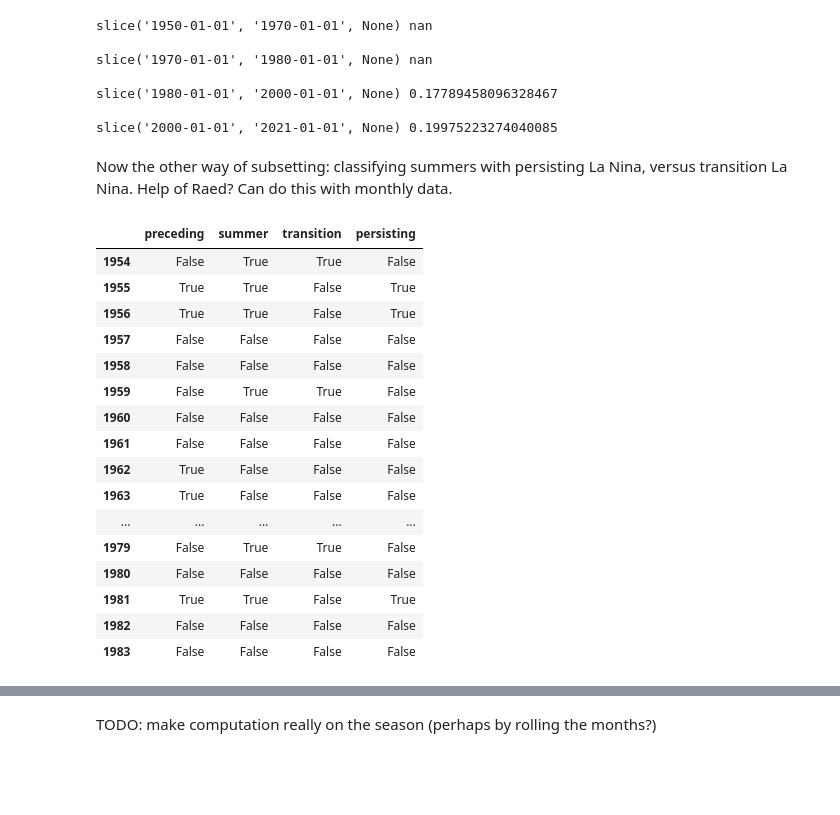
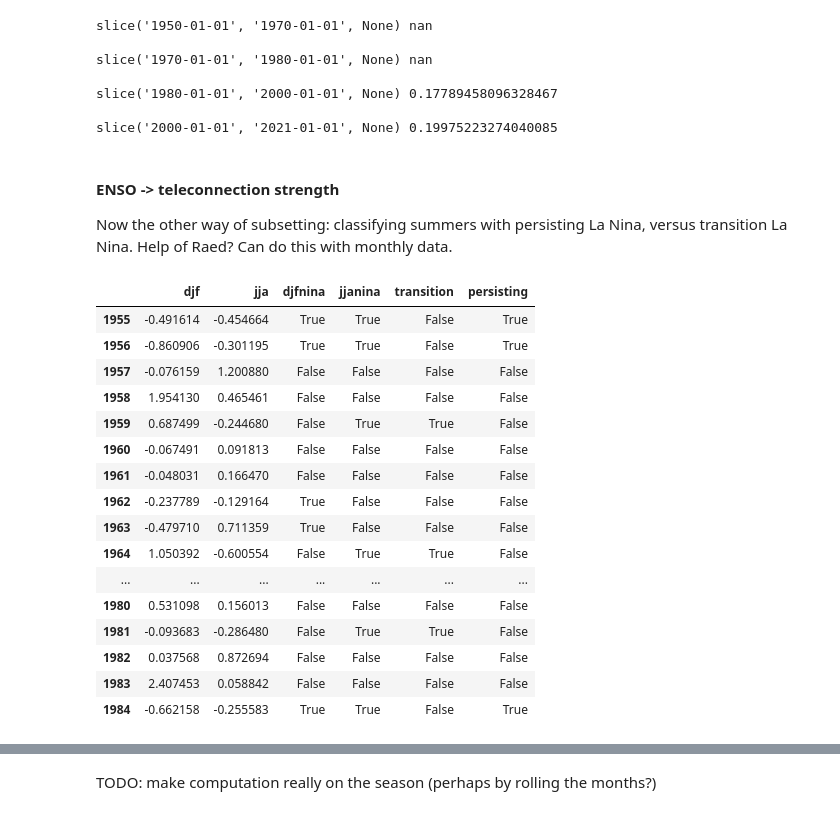
Before and after one commit to chiemvs/telegates, a Jupyter notebook: Explore.ipynb, the cells around one changed output, grey strips where cells are left out. Saved outputs shown, nothing was run; the diff lists cells and outputs as text; code cells hidden in the pictures; blank space fills up the shorter version.

Commit message:
seasonal computation for classifying la nina years as transitioning or persisting. First attempts at subsetting fields with matrix responses.

```diff
--- a/Explore.ipynb
+++ b/Explore.ipynb
@@ -778,11 +796,14 @@ slice('1980-01-01', '2000-01-01', None) 0.17789458096328467
 
 slice('2000-01-01', '2021-01-01', None) 0.19975223274040085
 # %% [markdown]
+#### ENSO -> teleconnection strength
 Now the other way of subsetting: classifying summers with persisting La Nina, versus transition La Nina. Help of Raed? Can do this with monthly data.
 # %%
 nino_m = pd.read_hdf('~/paper4/nino_rel_monthly.h5').loc[:,('nino',31,34,'mean')]
 nino_m.index = pd.date_range(nino_m.index.values.min(), nino_m.index.values.max(), freq = 'MS')
-nino_m = nino_m.loc[slice(None,'2021-12-31')]
+nino_m = nino_m.loc[slice(None,'2021-11-30')]
+nino_3m = nino_m.rolling(3, center = False).mean()[2:]
+nino_3m.index = nino_m.index[:-2]  # Left stamping
 # %%
-preceding_winter_nino = nino_m.loc[nino_m.index.month == 1] # COuld be better with DJF nino
-preceding_winter_nino.index = preceding_winter_nino.index.year
+preceding_winter_nino = nino_3m.loc[nino_3m.index.month == 12] # DJF nino
+preceding_winter_nino.index = preceding_winter_nino.index.year + 1 # December value valid for the upcoming year
@@ -795,20 +810,28 @@ lanina['persisting'] = np.logical_and(lanina['preceding'], lanina['summer'])
+# %%
+threshold = -0.15
+combined = pd.DataFrame({'djf':preceding_winter_nino})
+combined['jja'] = nino_3m.loc[np.logical_and(nino_3m.index.month == 6, nino_3m.index.year.map(lambda y: y in preceding_winter_nino.index))].values # JJA
+combined['djfnina'] = combined['djf'] < threshold
+combined['jjanina'] = combined['jja'] < threshold
+combined['transition'] = np.logical_and(np.logical_not(combined['djfnina']), combined['jjanina'])
+combined['persisting'] = np.logical_and(combined['djfnina'], combined['jjanina'])
 # %%
-lanina.iloc[100:130,:]
+combined.iloc[100:130,:]
 # %% [output]
-|  | preceding | summer | transition | persisting |
-| 1954 | False | True | True | False |
-| 1955 | True | True | False | True |
-| 1956 | True | True | False | True |
-| 1957 | False | False | False | False |
-| 1958 | False | False | False | False |
-| 1959 | False | True | True | False |
-| 1960 | False | False | False | False |
-| 1961 | False | False | False | False |
-| 1962 | True | False | False | False |
-| 1963 | True | False | False | False |
-| ... | ... | ... | ... | ... |
-| 1979 | False | True | True | False |
-| 1980 | False | False | False | False |
-| 1981 | True | True | False | True |
-| 1982 | False | False | False | False |
-| 1983 | False | False | False | False |
+|  | djf | jja | djfnina | jjanina | transition | persisting |
+| 1955 | -0.491614 | -0.454664 | True | True | False | True |
+| 1956 | -0.860906 | -0.301195 | True | True | False | True |
+| 1957 | -0.076159 | 1.200880 | False | False | False | False |
+| 1958 | 1.954130 | 0.465461 | False | False | False | False |
+| 1959 | 0.687499 | -0.244680 | False | True | True | False |
+| 1960 | -0.067491 | 0.091813 | False | False | False | False |
+| 1961 | -0.048031 | 0.166470 | False | False | False | False |
+| 1962 | -0.237789 | -0.129164 | True | False | False | False |
+| 1963 | -0.479710 | 0.711359 | True | False | False | False |
+| 1964 | 1.050392 | -0.600554 | False | True | True | False |
+| ... | ... | ... | ... | ... | ... | ... |
+| 1980 | 0.531098 | 0.156013 | False | False | False | False |
+| 1981 | -0.093683 | -0.286480 | False | True | True | False |
+| 1982 | 0.037568 | 0.872694 | False | False | False | False |
+| 1983 | 2.407453 | 0.058842 | False | False | False | False |
+| 1984 | -0.662158 | -0.255583 | True | True | False | True |
```
Also changed, not shown: parts of 13 cells of this notebook.
